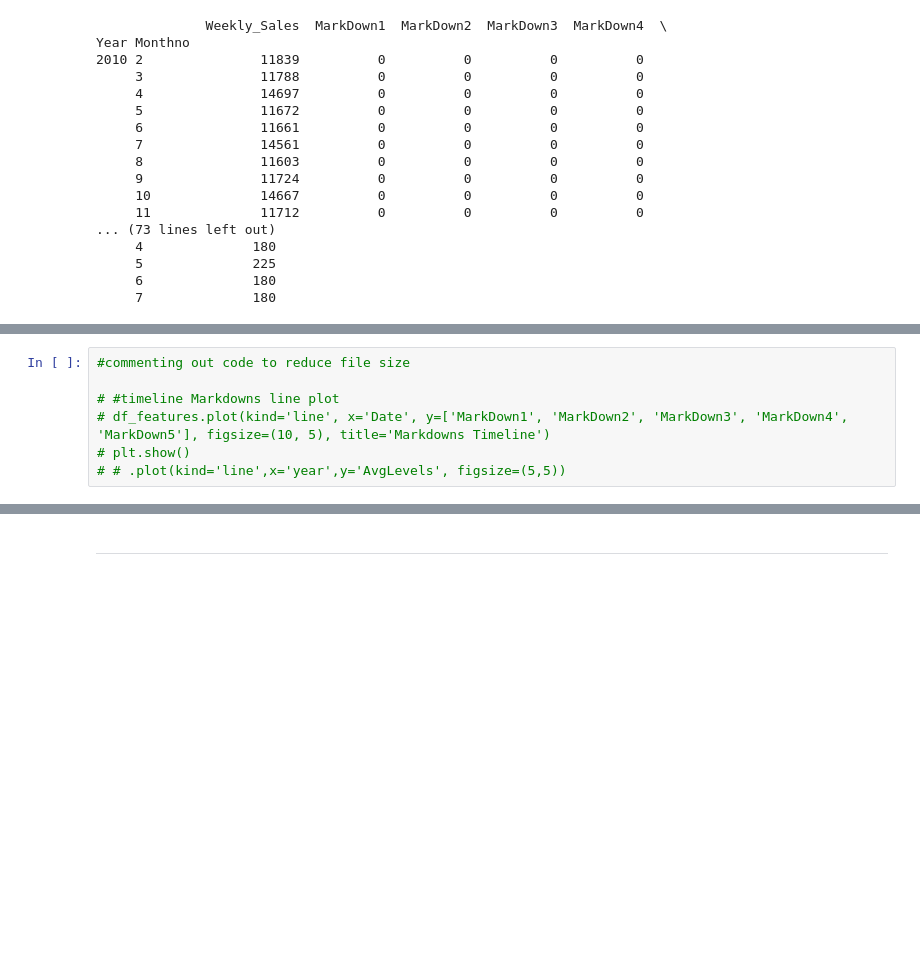
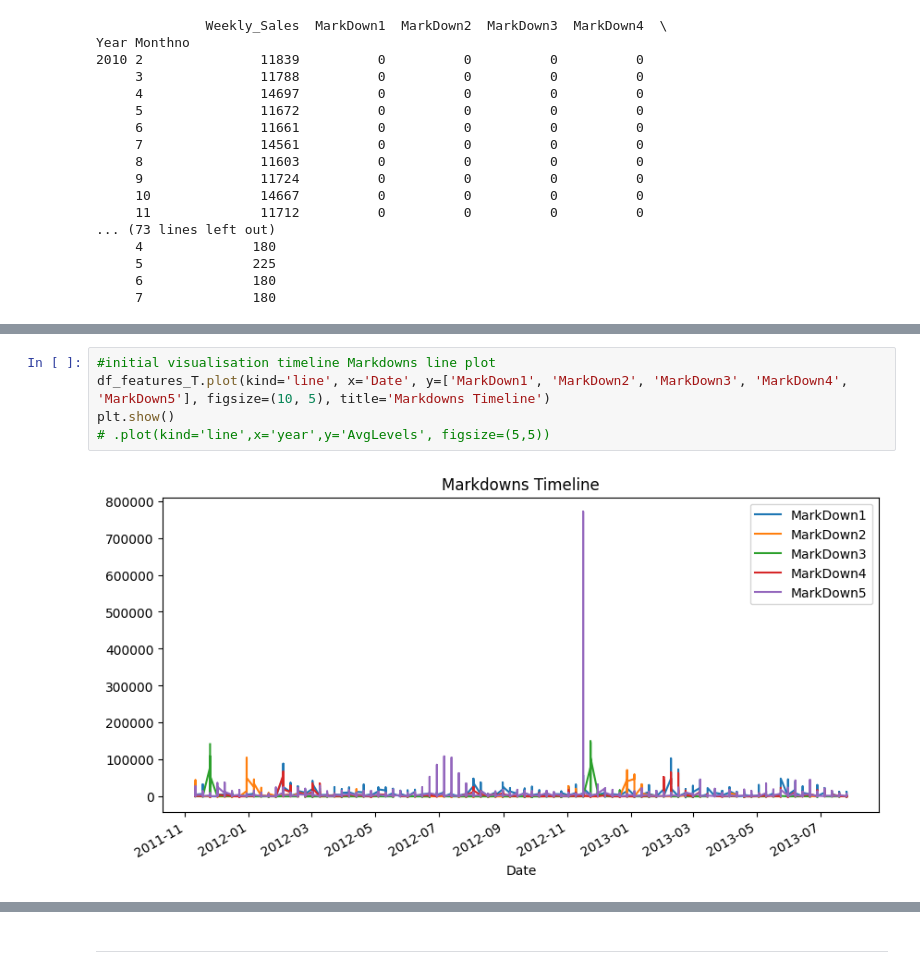
Before and after one commit to jeremystambaugh305/ifp-retailanalysis, a Jupyter notebook: jupyter_notebooks/ETL_2.ipynb, the cells around one changed output, grey strips where cells are left out. Saved outputs shown, nothing was run; the diff lists cells and outputs as text; blank space fills up the shorter version.

```diff
--- a/jupyter_notebooks/ETL_2.ipynb
+++ b/jupyter_notebooks/ETL_2.ipynb
@@ -431,7 +479,7 @@ Year                   NaN          NaN   NaN
 # %%
-#commenting out code to reduce file size
-
-# #timeline Markdowns line plot
-# df_features.plot(kind='line', x='Date', y=['MarkDown1', 'MarkDown2', 'MarkDown3', 'MarkDown4', 'MarkDown5'], figsize=(10, 5), title='Markdowns Timeline')
-# plt.show()
-# # .plot(kind='line',x='year',y='AvgLevels', figsize=(5,5))
+#initial visualisation timeline Markdowns line plot
+df_features_T.plot(kind='line', x='Date', y=['MarkDown1', 'MarkDown2', 'MarkDown3', 'MarkDown4', 'MarkDown5'], figsize=(10, 5), title='Markdowns Timeline')
+plt.show()
+# .plot(kind='line',x='year',y='AvgLevels', figsize=(5,5))
+# %% [output]
+[figure, added]
```
Also changed, not shown: parts of 19 cells of this notebook.
